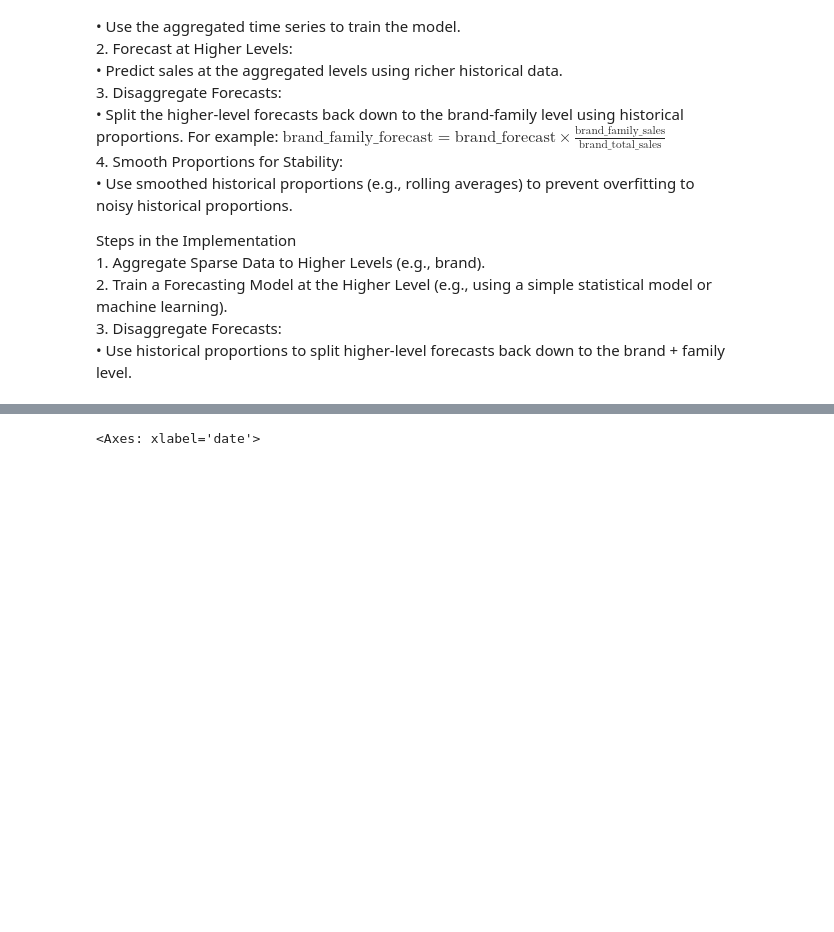
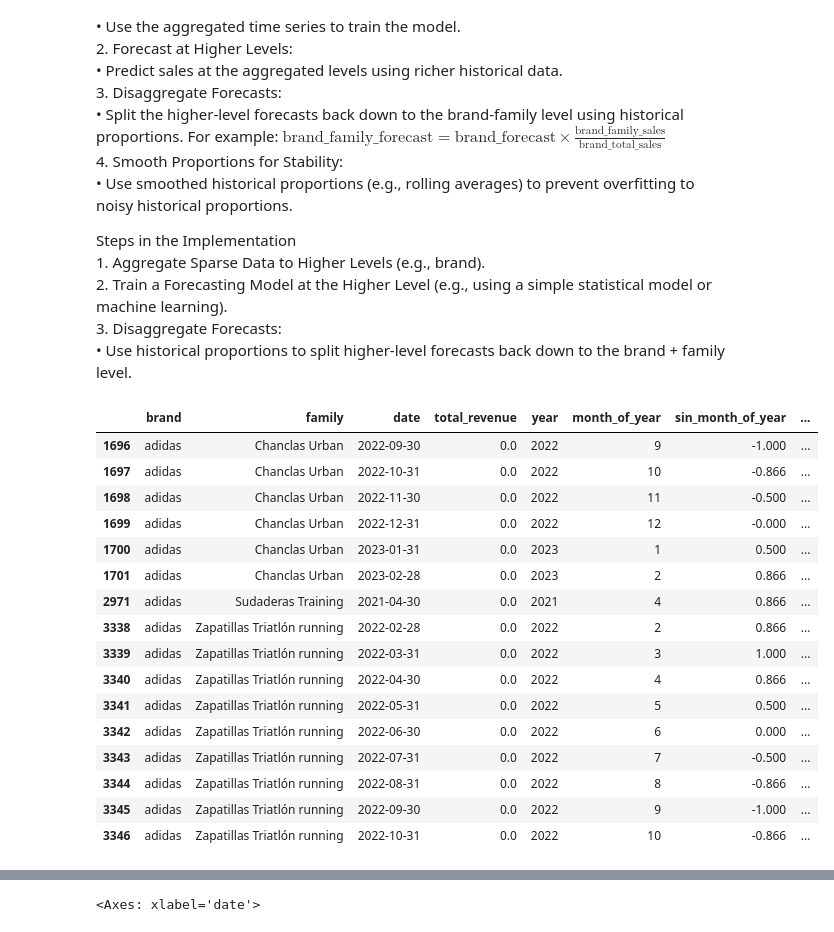
Before and after one commit to giarets/use_case_deporvillage, a Jupyter notebook: 5_model_hierarchical.ipynb, the cells around one changed output, grey strips where cells are left out. Drawn from its saved outputs; the diff is of its cells as text; code cells hidden in the pictures; blank space fills up the shorter version.

```diff
--- a/5_model_hierarchical.ipynb
+++ b/5_model_hierarchical.ipynb
@@ -55,6 +55,26 @@ df_monthly = utils_features.features_time_related(
     df_monthly,
     frequency='ME'
     )
+# %%
+df_monthly[df_monthly["total_revenue"]<0.1]
+# %% [output]
+|  | brand | family | date | total_revenue | year | month_of_year | sin_month_of_year | ... |
+| 1696 | adidas | Chanclas Urban | 2022-09-30 | 0.0 | 2022 | 9 | -1.000 | ... |
+| 1697 | adidas | Chanclas Urban | 2022-10-31 | 0.0 | 2022 | 10 | -0.866 | ... |
+| 1698 | adidas | Chanclas Urban | 2022-11-30 | 0.0 | 2022 | 11 | -0.500 | ... |
+| 1699 | adidas | Chanclas Urban | 2022-12-31 | 0.0 | 2022 | 12 | -0.000 | ... |
+| 1700 | adidas | Chanclas Urban | 2023-01-31 | 0.0 | 2023 | 1 | 0.500 | ... |
+| 1701 | adidas | Chanclas Urban | 2023-02-28 | 0.0 | 2023 | 2 | 0.866 | ... |
+| 2971 | adidas | Sudaderas Training | 2021-04-30 | 0.0 | 2021 | 4 | 0.866 | ... |
+| 3338 | adidas | Zapatillas Triatlón running | 2022-02-28 | 0.0 | 2022 | 2 | 0.866 | ... |
+| 3339 | adidas | Zapatillas Triatlón running | 2022-03-31 | 0.0 | 2022 | 3 | 1.000 | ... |
+| 3340 | adidas | Zapatillas Triatlón running | 2022-04-30 | 0.0 | 2022 | 4 | 0.866 | ... |
+| 3341 | adidas | Zapatillas Triatlón running | 2022-05-31 | 0.0 | 2022 | 5 | 0.500 | ... |
+| 3342 | adidas | Zapatillas Triatlón running | 2022-06-30 | 0.0 | 2022 | 6 | 0.000 | ... |
+| 3343 | adidas | Zapatillas Triatlón running | 2022-07-31 | 0.0 | 2022 | 7 | -0.500 | ... |
+| 3344 | adidas | Zapatillas Triatlón running | 2022-08-31 | 0.0 | 2022 | 8 | -0.866 | ... |
+| 3345 | adidas | Zapatillas Triatlón running | 2022-09-30 | 0.0 | 2022 | 9 | -1.000 | ... |
+| 3346 | adidas | Zapatillas Triatlón running | 2022-10-31 | 0.0 | 2022 | 10 | -0.866 | ... |
 # %%
 # Use the last month of your dataset as the reference to split
 train_end_date = df_monthly['date'].max() - pd.DateOffset(months=12)
```
Also changed, not shown: parts of 6 cells of this notebook, 6 other files.
